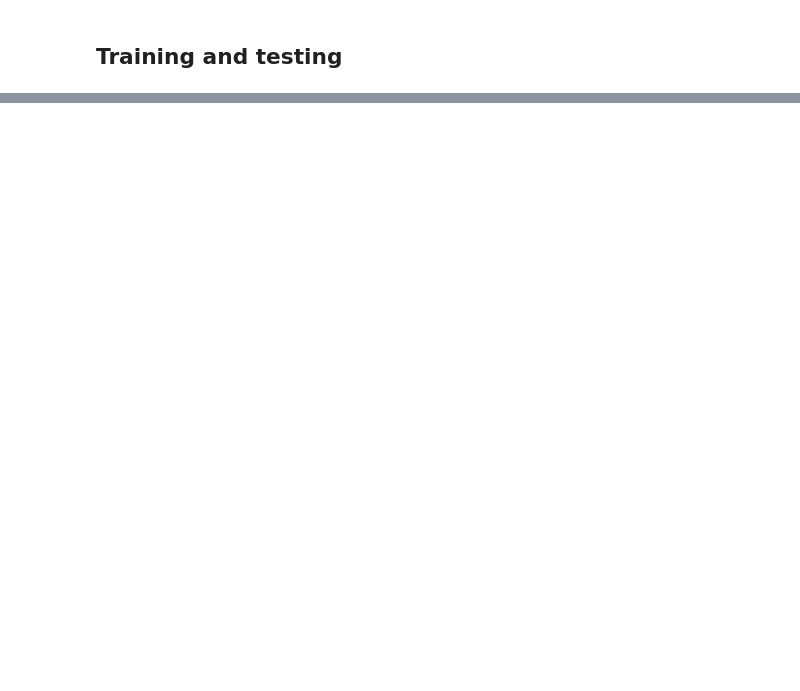
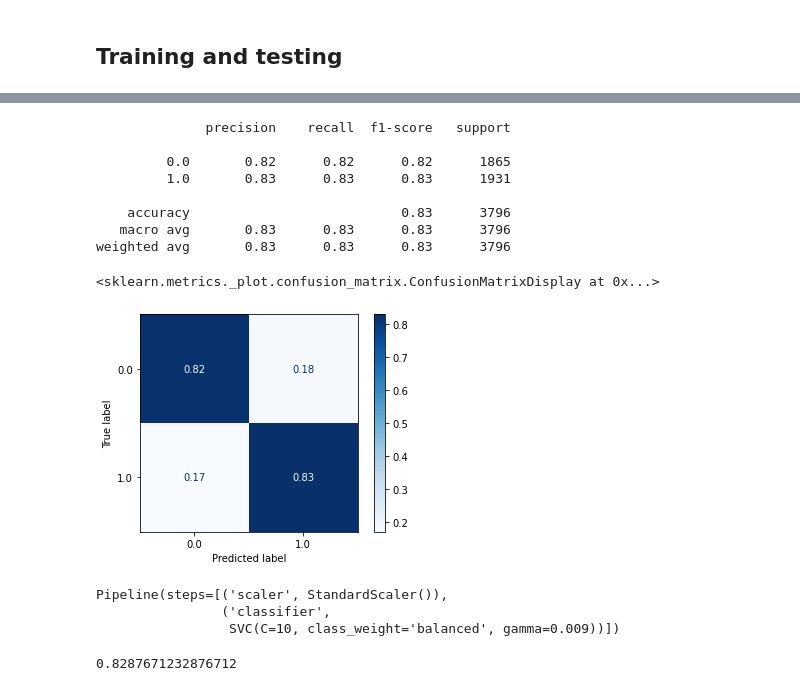
Before and after one commit to Likalto4/skin_lesion_classification, a Jupyter notebook: Machine_Learning/notebooks/training_models/training_models.ipynb, the cells around one changed output, grey strips where cells are left out. Saved outputs shown, nothing was run; the diff lists cells and outputs as text; code cells hidden in the pictures; blank space fills up the shorter version.

```diff
--- a/Machine_Learning/notebooks/training_models/training_models.ipynb
+++ b/Machine_Learning/notebooks/training_models/training_models.ipynb
@@ -166,11 +177,14 @@ def color_data_load(classif, color_space, f_name):
 
     return X_train, X_val, y_train, y_val
 # %%
-def texture_data_load(classif, f_name):
+def texture_data_load(classif, f_name, NH = True):
     # Read train and valiadation data
     meta = pd.read_csv(str(repo_path) + '/data/meta_info.csv', sep='\t') #For labels
     f_type = 'texture'
-    X_train = open_pickle(str(repo_path) + f'/data/features/{f_type}/{classif}_train_{f_type}_{f_name}_fv.p')
+    if NH == False:
+        X_train = open_pickle(str(repo_path) + f'/data/features/{f_type}/{classif}_train_{f_type}_{f_name}_fv.p')
+    else:
+        X_train = open_pickle(str(repo_path) + f'/data/features/{f_type}/{classif}_train_{f_type}_{f_name}_NH_fv.p')
     y_train = path_label(meta, classif, set_name='train').labels
     if isinstance(X_train, list):
         X_train = np.array(X_train)
@@ -178,7 +192,10 @@ def texture_data_load(classif, f_name):
     print(f'The shape of the training data is {X_train.shape} and its labels are {y_train.shape}')
 
     #We read the validation data
-    X_val = open_pickle(str(repo_path) + f'/data/features/{f_type}/{classif}_val_{f_type}_{f_name}_fv.p')
+    if NH == False:
+        X_val = open_pickle(str(repo_path) + f'/data/features/{f_type}/{classif}_val_{f_type}_{f_name}_fv.p')
+    else:
+        X_val = open_pickle(str(repo_path) + f'/data/features/{f_type}/{classif}_val_{f_type}_{f_name}_NH_fv.p')
     y_val = path_label(meta, classif, set_name='val').labels
     if isinstance(X_val, list):
         X_val = np.array(X_val)
@@ -188,17 +205,16 @@ def texture_data_load(classif, f_name):
 # %% [markdown]
 ## Data load
 # %%
-def get_Train_Val_Data(classif, c_name, t_name):
+def get_Train_Val_Data(classif, c_name, t_name, NH = True):
     #Color data load
-    color_space = 'RGB'; f_name = 'ColorStats' #To locate feature matrices
-    c = color_data_load(classif, color_space, c_name) #Get data
+    color_space = 'RGB'  #To locate feature matrices
+    c = color_data_load(classif, color_space, c_name, NH) #Get data
     #Texture data load
-    f_name = '27'
     if t_name==None:
         t = None
         return c
     else:
-        t = texture_data_load(classif, t_name)
+        t = texture_data_load(classif, t_name, NH)
 
     #Stack together
     X_train = np.hstack((c[0], t[0]))
@@ -212,8 +228,9 @@ def get_Train_Val_Data(classif, c_name, t_name):
 # %%
 classif = 'binary'
 c_name = 'ColorStats'
-t_name = '27'
-X_train, X_val, y_train, y_val = get_Train_Val_Data(classif, c_name, t_name)
+#c_name = 'hist_256_fv_noFOV'
+t_name = 'All_texture'
+X_train, X_val, y_train, y_val = get_Train_Val_Data(classif, c_name, t_name, NH=False)
 # %% [output]
 The shape of the training data is (15195, 54) and its labels are (15195,)
 The shape of the valdiation data is (3796, 54) and its labels are (3796,)
@@ -224,7 +241,7 @@ The shape of the valdiation data is (3796, 81) and its labels are (3796,)
 # %% [markdown]
 ## Training and testing
 # %%
-grid, pipe = classifier('RF', grid_type='random', scaler=StandardScaler(), verbose=4)
+grid, pipe = classifier('SVM', grid_type='normal', scaler=StandardScaler(), verbose=4)
 model = grid.fit(X_train,y_train)
 save_pickle(model, str(repo_path) + f'/data/models/{classif}_{pipe.steps[-1][-1]}_{c_name}_{t_name}.p') #Save model
 y_pred = model.predict(X_val) #predict
@@ -250,0 +268,29 @@ Fitting 5 folds for each of 3 candidates, totalling 15 fits
+# %%
+print(classification_report(y_val, y_pred))
+#scores = cross_val_score(model, X_val, y_val, cv=5)
+plot_confusion_matrix(model, X_val, y_val, cmap=plt.cm.Blues, normalize='true')
+# %% [output]
+              precision    recall  f1-score   support
+
+         0.0       0.82      0.82      0.82      1865
+         1.0       0.83      0.83      0.83      1931
+
+    accuracy                           0.83      3796
+   macro avg       0.83      0.83      0.83      3796
+weighted avg       0.83      0.83      0.83      3796
+<sklearn.metrics._plot.confusion_matrix.ConfusionMatrixDisplay at 0x...>
+[figure, added]
+# %%
+model.best_estimator_
+# %% [output]
+Pipeline(steps=[('scaler', StandardScaler()),
+                ('classifier',
+                 SVC(C=10, class_weight='balanced', gamma=0.009))])
+# %%
+pipe2 = pipe = Pipeline([('scaler', StandardScaler()),('classifier',SVC(C = 8, gamma = 0.011, kernel = 'rbf'))])
+model = pipe2.fit(X_train,y_train)
+y_pred = model.predict(X_val) #predict
+acc = np.mean(y_pred == y_val) #accuracy
+print(acc)
+# %% [output]
+0.8287671232876712
```
Also changed, not shown: parts of 5 cells of this notebook, 4 other files.
